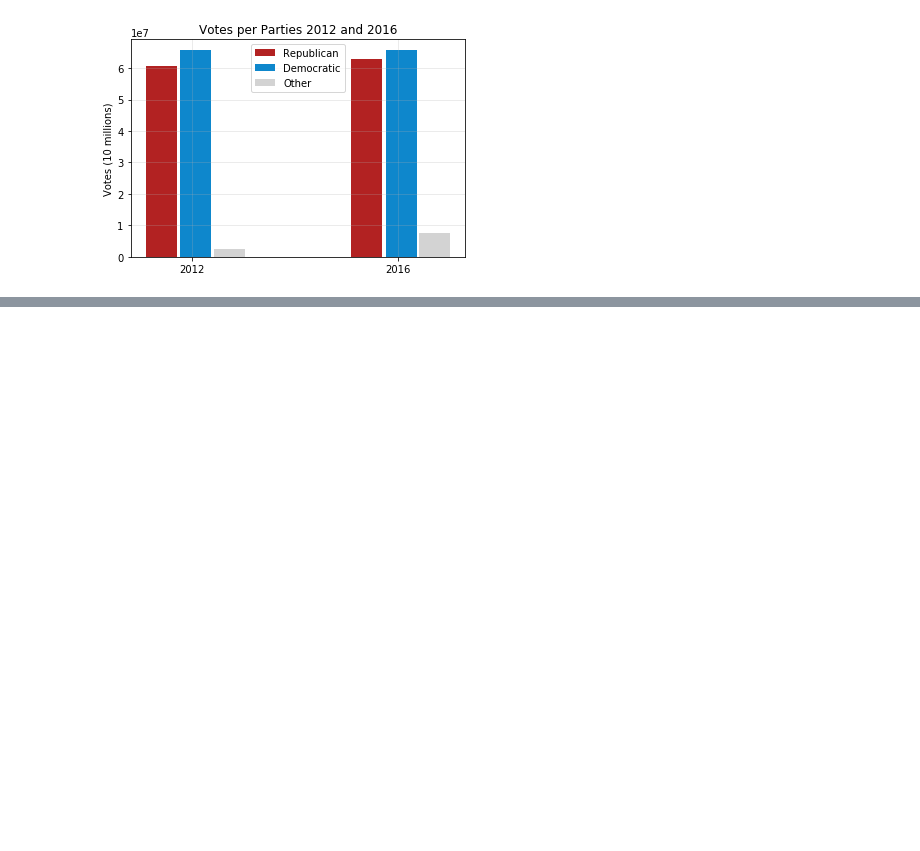
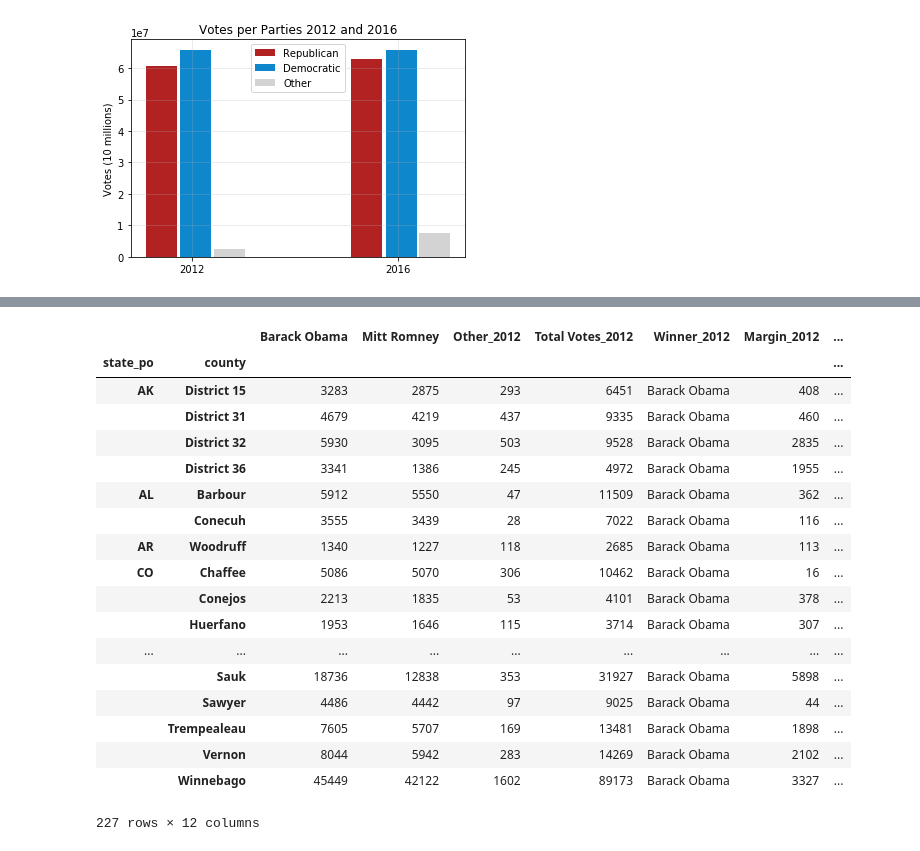
Before and after one commit to muditmathur11/bcmj, a Jupyter notebook: Project/Election_Project.ipynb, the cells around one changed output, grey strips where cells are left out. Saved outputs shown, nothing was run; the diff lists cells and outputs as text; code cells hidden in the pictures; blank space fills up the shorter version.

```diff
--- a/Project/Election_Project.ipynb
+++ b/Project/Election_Project.ipynb
@@ -190,0 +211,22 @@ plt.show()
+# %%
+election_df[(election_df.Winner_2012 == "Barack Obama") & (election_df.Winner_2016 == "Donald Trump")]
+# %% [output]
+|  |  | Barack Obama | Mitt Romney | Other_2012 | Total Votes_2012 | Winner_2012 | Margin_2012 | ... |
+| state_po | county |  |  |  |  |  |  | ... |
+| AK | District 15 | 3283 | 2875 | 293 | 6451 | Barack Obama | 408 | ... |
+|  | District 31 | 4679 | 4219 | 437 | 9335 | Barack Obama | 460 | ... |
+|  | District 32 | 5930 | 3095 | 503 | 9528 | Barack Obama | 2835 | ... |
+|  | District 36 | 3341 | 1386 | 245 | 4972 | Barack Obama | 1955 | ... |
+| AL | Barbour | 5912 | 5550 | 47 | 11509 | Barack Obama | 362 | ... |
+|  | Conecuh | 3555 | 3439 | 28 | 7022 | Barack Obama | 116 | ... |
+| AR | Woodruff | 1340 | 1227 | 118 | 2685 | Barack Obama | 113 | ... |
+| CO | Chaffee | 5086 | 5070 | 306 | 10462 | Barack Obama | 16 | ... |
+|  | Conejos | 2213 | 1835 | 53 | 4101 | Barack Obama | 378 | ... |
+|  | Huerfano | 1953 | 1646 | 115 | 3714 | Barack Obama | 307 | ... |
+| ... | ... | ... | ... | ... | ... | ... | ... | ... |
+|  | Sauk | 18736 | 12838 | 353 | 31927 | Barack Obama | 5898 | ... |
+|  | Sawyer | 4486 | 4442 | 97 | 9025 | Barack Obama | 44 | ... |
+|  | Trempealeau | 7605 | 5707 | 169 | 13481 | Barack Obama | 1898 | ... |
+|  | Vernon | 8044 | 5942 | 283 | 14269 | Barack Obama | 2102 | ... |
+|  | Winnebago | 45449 | 42122 | 1602 | 89173 | Barack Obama | 3327 | ... |
+227 rows × 12 columns
```
Also changed, not shown: parts of 6 cells of this notebook.
